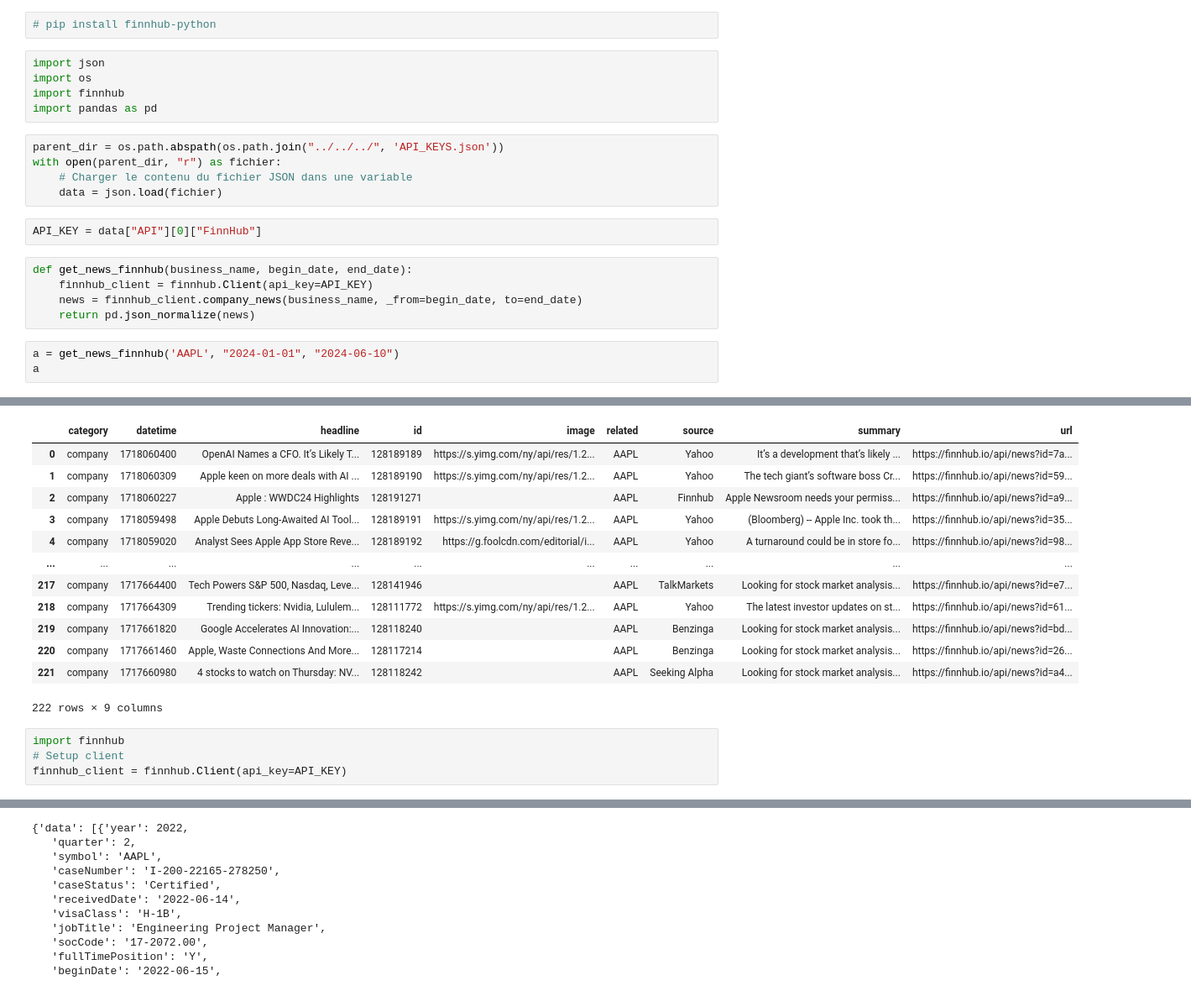
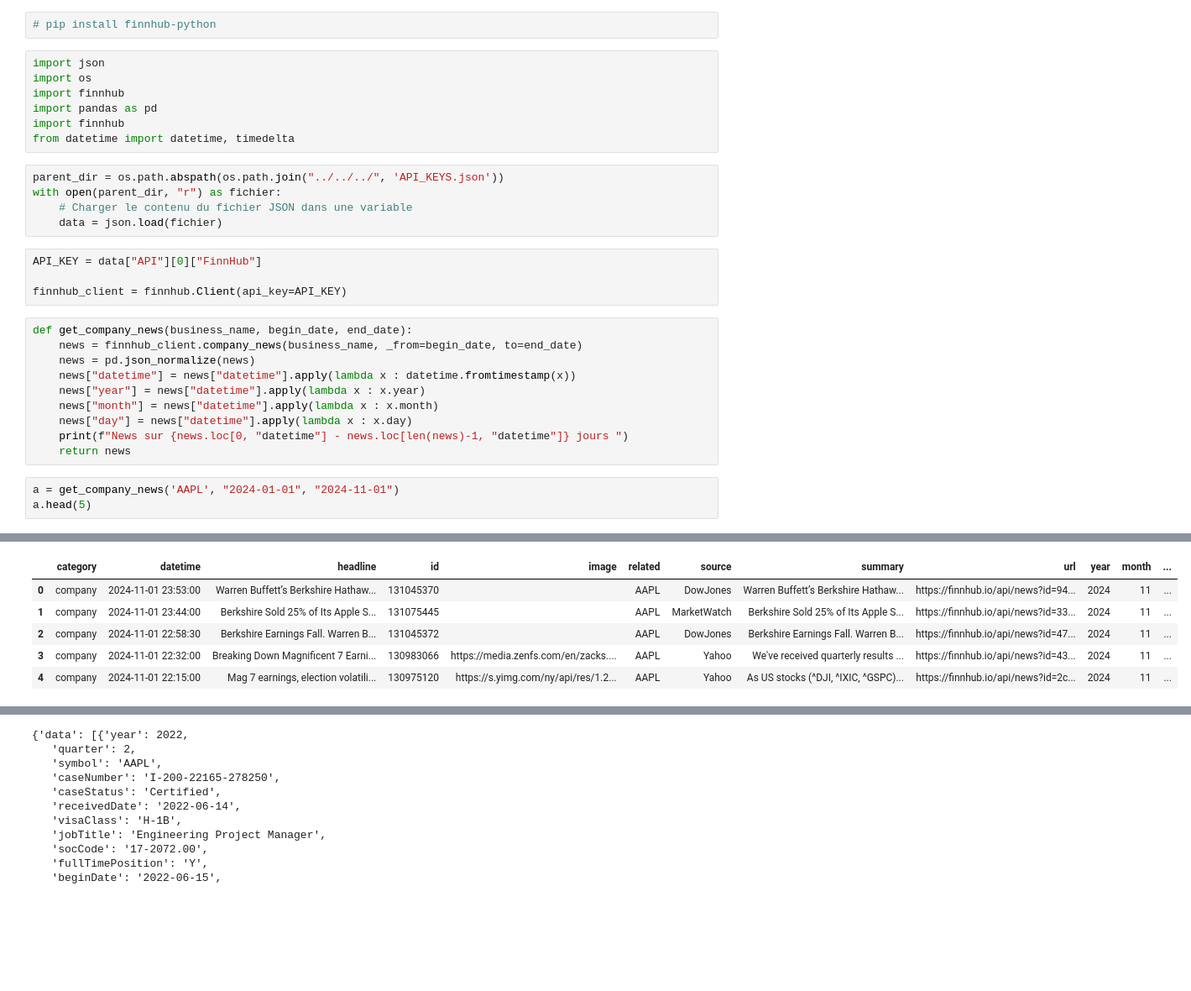
Before and after one commit to Clementadm/Projet_master, a Jupyter notebook: SRC/Api/recherche/finance/api_finnhub.ipynb, the cells around one changed output, grey strips where cells are left out. Shown: that part at 84% size. Drawn from its saved outputs; the diff is of its cells as text; blank space fills up the shorter version.

```diff
--- a/SRC/Api/finance/api_finnhub.ipynb
+++ b/SRC/Api/recherche/finance/api_finnhub.ipynb
@@ -5,6 +5,8 @@ import json
 import os
 import finnhub
 import pandas as pd
+import finnhub
+from datetime import datetime, timedelta
 # %%
 parent_dir = os.path.abspath(os.path.join("../../../", 'API_KEYS.json'))
 with open(parent_dir, "r") as fichier:
@@ -12,12 +14,19 @@ with open(parent_dir, "r") as fichier:
     data = json.load(fichier)
 # %%
 API_KEY = data["API"][0]["FinnHub"]
+
+finnhub_client = finnhub.Client(api_key=API_KEY)
-# %%
-def get_news_finnhub(business_name, begin_date, end_date):
-    finnhub_client = finnhub.Client(api_key=API_KEY)
-    news = finnhub_client.company_news(business_name, _from=begin_date, to=end_date)
-    return pd.json_normalize(news)
+# %%
+def get_company_news(business_name, begin_date, end_date):
+    news = finnhub_client.company_news(business_name, _from=begin_date, to=end_date)
+    news = pd.json_normalize(news)
+    news["datetime"] = news["datetime"].apply(lambda x : datetime.fromtimestamp(x))
+    news["year"] = news["datetime"].apply(lambda x : x.year)
+    news["month"] = news["datetime"].apply(lambda x : x.month)
+    news["day"] = news["datetime"].apply(lambda x : x.day)
+    print(f"News sur {news.loc[0, "datetime"] - news.loc[len(news)-1, "datetime"]} jours ")
+    return news
 # %%
-a = get_news_finnhub('AAPL', "2024-01-01", "2024-06-10")
-a
+a = get_company_news('AAPL', "2024-01-01", "2024-11-01")
+a.head(5)
 # %% [output]
@@ -24,17 +34,6 @@ a
-|  | category | datetime | headline | id | image | related | source | summary | url |
-| 0 | company | 1718060400 | OpenAI Names a CFO. It’s Likely T... | 128189189 | https://s.yimg.com/ny/api/res/1.2... | AAPL | Yahoo | It’s a development that’s likely ... | https://finnhub.io/api/news?id=7a... |
-| 1 | company | 1718060309 | Apple keen on more deals with AI ... | 128189190 | https://s.yimg.com/ny/api/res/1.2... | AAPL | Yahoo | The tech giant’s software boss Cr... | https://finnhub.io/api/news?id=59... |
-| 2 | company | 1718060227 | Apple : WWDC24 Highlights | 128191271 |  | AAPL | Finnhub | Apple Newsroom needs your permiss... | https://finnhub.io/api/news?id=a9... |
-| 3 | company | 1718059498 | Apple Debuts Long-Awaited AI Tool... | 128189191 | https://s.yimg.com/ny/api/res/1.2... | AAPL | Yahoo | (Bloomberg) -- Apple Inc. took th... | https://finnhub.io/api/news?id=35... |
-| 4 | company | 1718059020 | Analyst Sees Apple App Store Reve... | 128189192 | https://g.foolcdn.com/editorial/i... | AAPL | Yahoo | A turnaround could be in store fo... | https://finnhub.io/api/news?id=98... |
-| ... | ... | ... | ... | ... | ... | ... | ... | ... | ... |
-| 217 | company | 1717664400 | Tech Powers S&P 500, Nasdaq, Leve... | 128141946 |  | AAPL | TalkMarkets | Looking for stock market analysis... | https://finnhub.io/api/news?id=e7... |
-| 218 | company | 1717664309 | Trending tickers: Nvidia, Lululem... | 128111772 | https://s.yimg.com/ny/api/res/1.2... | AAPL | Yahoo | The latest investor updates on st... | https://finnhub.io/api/news?id=61... |
-| 219 | company | 1717661820 | Google Accelerates AI Innovation:... | 128118240 |  | AAPL | Benzinga | Looking for stock market analysis... | https://finnhub.io/api/news?id=bd... |
-| 220 | company | 1717661460 | Apple, Waste Connections And More... | 128117214 |  | AAPL | Benzinga | Looking for stock market analysis... | https://finnhub.io/api/news?id=26... |
-| 221 | company | 1717660980 | 4 stocks to watch on Thursday: NV... | 128118242 |  | AAPL | Seeking Alpha | Looking for stock market analysis... | https://finnhub.io/api/news?id=a4... |
+|  | category | datetime | headline | id | image | related | source | summary | url | year | month | ... |
+| 0 | company | 2024-11-01 23:53:00 | Warren Buffett’s Berkshire Hathaw... | 131045370 |  | AAPL | DowJones | Warren Buffett’s Berkshire Hathaw... | https://finnhub.io/api/news?id=94... | 2024 | 11 | ... |
+| 1 | company | 2024-11-01 23:44:00 | Berkshire Sold 25% of Its Apple S... | 131075445 |  | AAPL | MarketWatch | Berkshire Sold 25% of Its Apple S... | https://finnhub.io/api/news?id=33... | 2024 | 11 | ... |
+| 2 | company | 2024-11-01 22:58:30 | Berkshire Earnings Fall. Warren B... | 131045372 |  | AAPL | DowJones | Berkshire Earnings Fall. Warren B... | https://finnhub.io/api/news?id=47... | 2024 | 11 | ... |
+| 3 | company | 2024-11-01 22:32:00 | Breaking Down Magnificent 7 Earni... | 130983066 | https://media.zenfs.com/en/zacks.... | AAPL | Yahoo | We've received quarterly results ... | https://finnhub.io/api/news?id=43... | 2024 | 11 | ... |
+| 4 | company | 2024-11-01 22:15:00 | Mag 7 earnings, election volatili... | 130975120 | https://s.yimg.com/ny/api/res/1.2... | AAPL | Yahoo | As US stocks (^DJI, ^IXIC, ^GSPC)... | https://finnhub.io/api/news?id=2c... | 2024 | 11 | ... |
-222 rows × 9 columns
-# %%
-import finnhub
-# Setup client
-finnhub_client = finnhub.Client(api_key=API_KEY)
```
Also changed, not shown: parts of 18 cells of this notebook, 9 other files.
